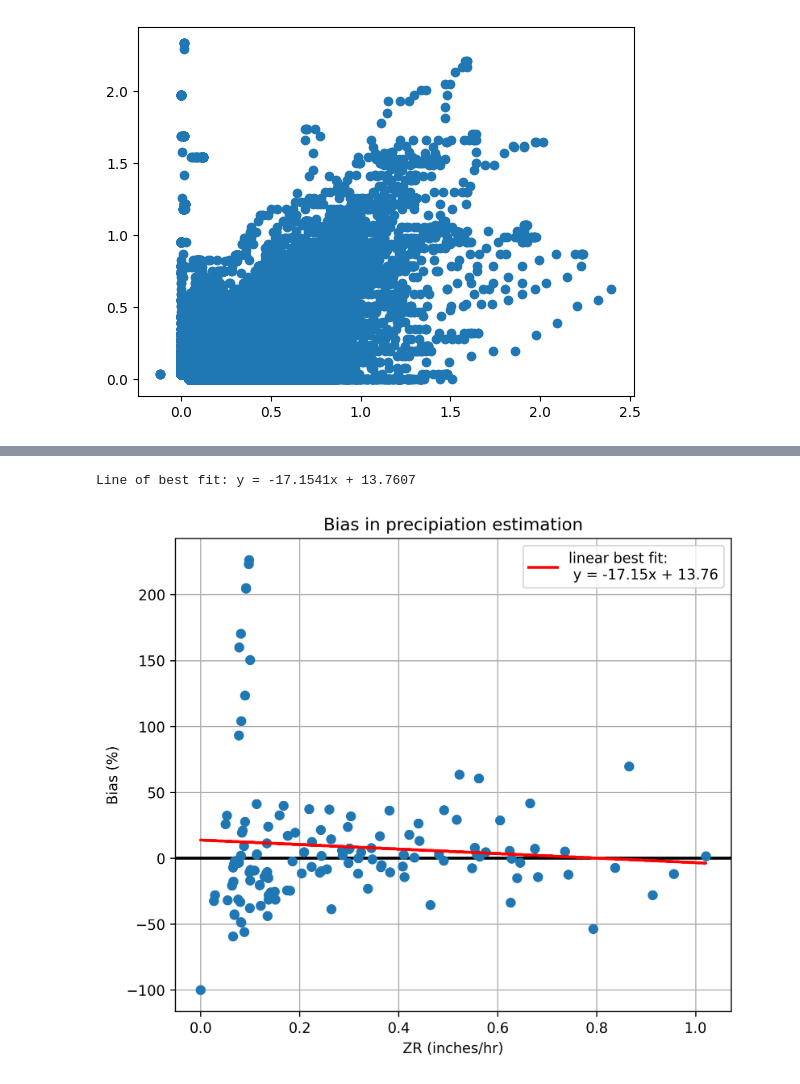
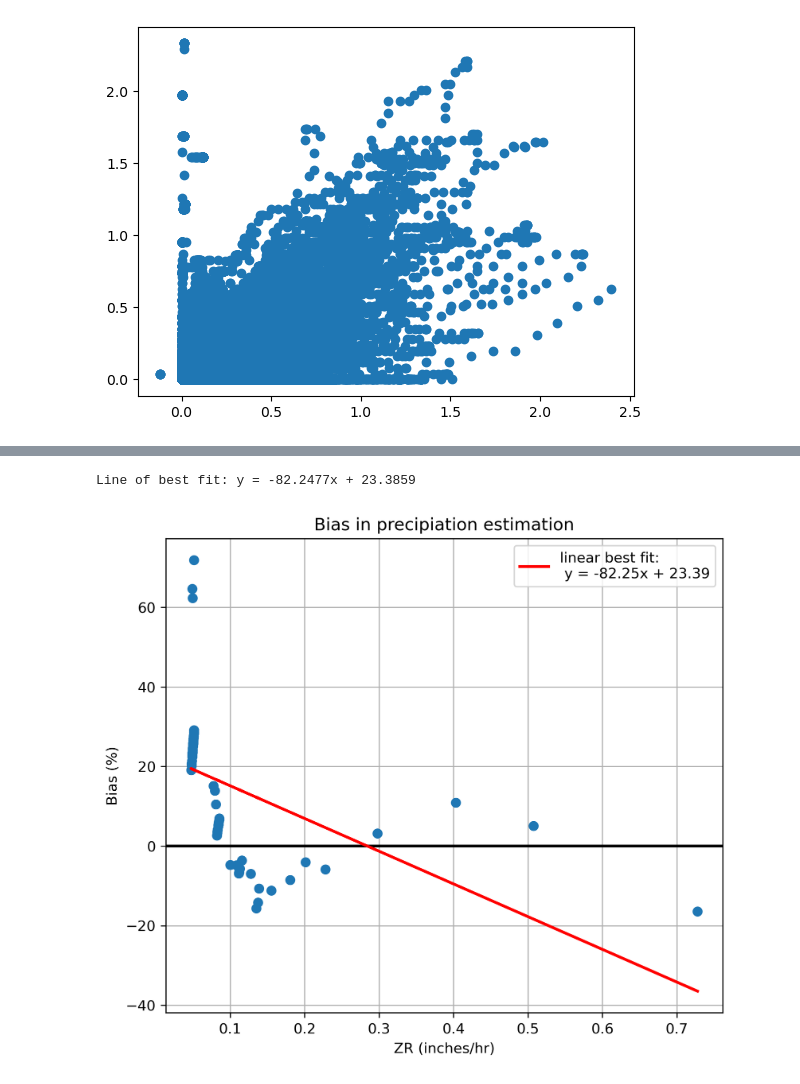
Before and after one commit to leharris3/piml-qpe, a Jupyter notebook: 12-26-25-add-categorical-labels.ipynb, the cells around one changed output, grey strips where cells are left out. Cells and saved outputs as stored; diff of their text form; code cells hidden in the pictures.

```diff
--- a/12-26-25-add-categorical-labels.ipynb
+++ b/12-26-25-add-categorical-labels.ipynb
@@ -333,7 +320,16 @@ df_non_zero[["gauge_acc_in_round","mrms_q3evap_qpe"]].groupby("gauge_acc_in_roun
 # %%
-N_GROUPS = 2000
+N_GROUPS = 100
 
-subset = df_non_zero[["gauge_acc_in","mrms_q3evap_qpe"]]
-subset["group"] = pd.qcut(subset["gauge_acc_in"], q=N_GROUPS, labels=False, duplicates='drop')
-subset.groupby("group").quantile(.75)
+import warnings
+warnings.simplefilter("ignore")
+
+subset = df[["gauge_acc_in","mrms_q3evap_qpe"]]
+subset = subset[subset["gauge_acc_in"] > 0]
+
+# to handle tiebreaks
+subset["jitt_mrms_q3evap_qpe"] = subset["mrms_q3evap_qpe"] + np.random.uniform(1e-9, 5e-9, len(subset))
+subset["jitt_gauge_acc_in"]    = subset["gauge_acc_in"]    + np.random.uniform(1e-9, 5e-9, len(subset))
+
+subset["group"] = pd.qcut(subset["jitt_gauge_acc_in"], q=N_GROUPS, duplicates='drop')
+subset.groupby("group").count()
 # %% [output]
@@ -359,33 +350,33 @@ See the caveats in the documentation: https://pandas.pydata.org/pandas-docs/stab
 # %%
 bias_df = subset.groupby("group").mean()
 
 # note: index by [1: ] to avoid DB0
-m      = np.array(bias_df["gauge_acc_in"])[1:]
+m      = np.array(bias_df["jitt_gauge_acc_in"])[1:]
 ZR     = np.array(bias_df["mrms_q3evap_qpe"])[1:]
 bias_z = np.array(100 * ((ZR - m) / m))
 
 slope, intercept = np.polyfit(ZR, bias_z, 1)
 fit_line = slope * ZR + intercept
 
 fig, ax = plt.subplots(figsize=(7, 6), dpi=300)
 
 ax.axhline(y=0.0, color='black', linewidth=2)
 ax.scatter(ZR, bias_z, zorder=3)
 ax.plot(ZR, fit_line, color='red', linewidth=2,
         label=f'linear best fit:\n y = {slope:.2f}x + {intercept:.2f}', zorder=4)
 
 # ax.set_ylim(-75, 75)
 
 ax.set_title("Bias in precipiation estimation")
 ax.set_xlabel("ZR (inches/hr)")
 ax.set_ylabel("Bias (%)")
 ax.grid(True)
 ax.legend()
 
 print(f"Line of best fit: y = {slope:.4f}x + {intercept:.4f}")
 # %% [output]
-Line of best fit: y = -17.1541x + 13.7607
+Line of best fit: y = -82.2477x + 23.3859
-[figure, old version]
+[figure, new version]
 # %%
 bias_df = subset.groupby("group").mean()
 
```
Also changed, not shown: parts of 34 cells of this notebook.
